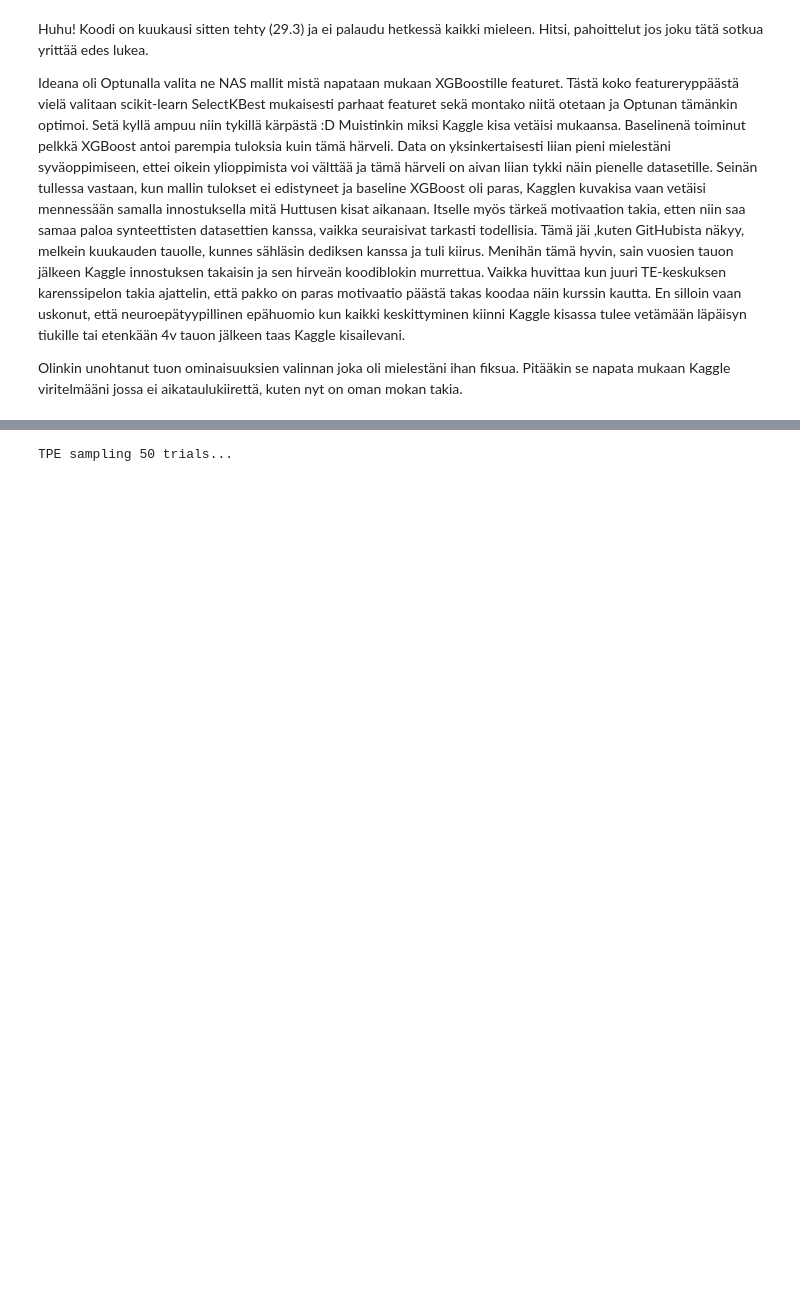
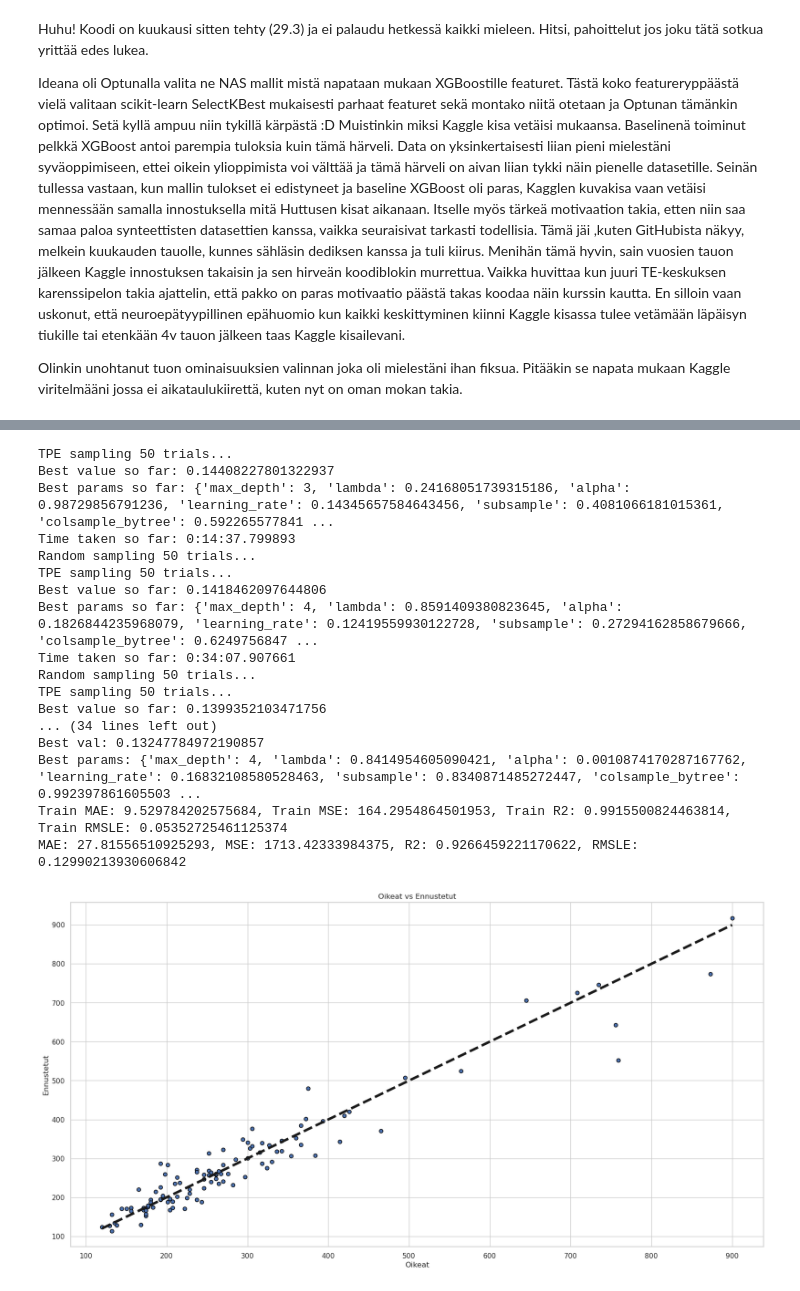
Before and after one commit to THalfar/JoDa, a Jupyter notebook: joda_projekti.ipynb, the cells around one changed output, grey strips where cells are left out. Drawn from its saved outputs; the diff is of its cells as text; code cells hidden in the pictures; blank space fills up the shorter version.

```diff
--- a/joda_projekti.ipynb
+++ b/joda_projekti.ipynb
@@ -1028,7 +1131,7 @@ import warnings
 # Montko quasirandom samplea ja montako tpe samplea ja kauanko tätä härveliä pyöritellään
 num_random = 50
 num_tpe = 50
-max_time_xgb = 3600 * 6
+max_time_xgb = 3600 * 3
 
 
 X_train_features_list = []
@@ -1297,3 +1400,20 @@ Model 3 has nan values: False
 Model 4 has nan values: False
 Random sampling 50 trials...
 TPE sampling 50 trials...
+Best value so far: 0.14408227801322937
+Best params so far: {'max_depth': 3, 'lambda': 0.24168051739315186, 'alpha': 0.98729856791236, 'learning_rate': 0.14345657584643456, 'subsample': 0.4081066181015361, 'colsample_bytree': 0.592265577841 ...
+Time taken so far: 0:14:37.799893
+Random sampling 50 trials...
+TPE sampling 50 trials...
+Best value so far: 0.1418462097644806
+Best params so far: {'max_depth': 4, 'lambda': 0.8591409380823645, 'alpha': 0.1826844235968079, 'learning_rate': 0.12419559930122728, 'subsample': 0.27294162858679666, 'colsample_bytree': 0.6249756847 ...
+Time taken so far: 0:34:07.907661
+Random sampling 50 trials...
+TPE sampling 50 trials...
+Best value so far: 0.1399352103471756
+... (34 lines left out)
+Best val: 0.13247784972190857
+Best params: {'max_depth': 4, 'lambda': 0.8414954605090421, 'alpha': 0.0010874170287167762, 'learning_rate': 0.16832108580528463, 'subsample': 0.8340871485272447, 'colsample_bytree': 0.992397861605503 ...
+Train MAE: 9.529784202575684, Train MSE: 164.2954864501953, Train R2: 0.9915500824463814, Train RMSLE: 0.05352725461125374
+MAE: 27.81556510925293, MSE: 1713.42333984375, R2: 0.9266459221170622, RMSLE: 0.12990213930606842
+[figure, added]
```
Also changed, not shown: parts of 3 cells of this notebook, 1 other file.
